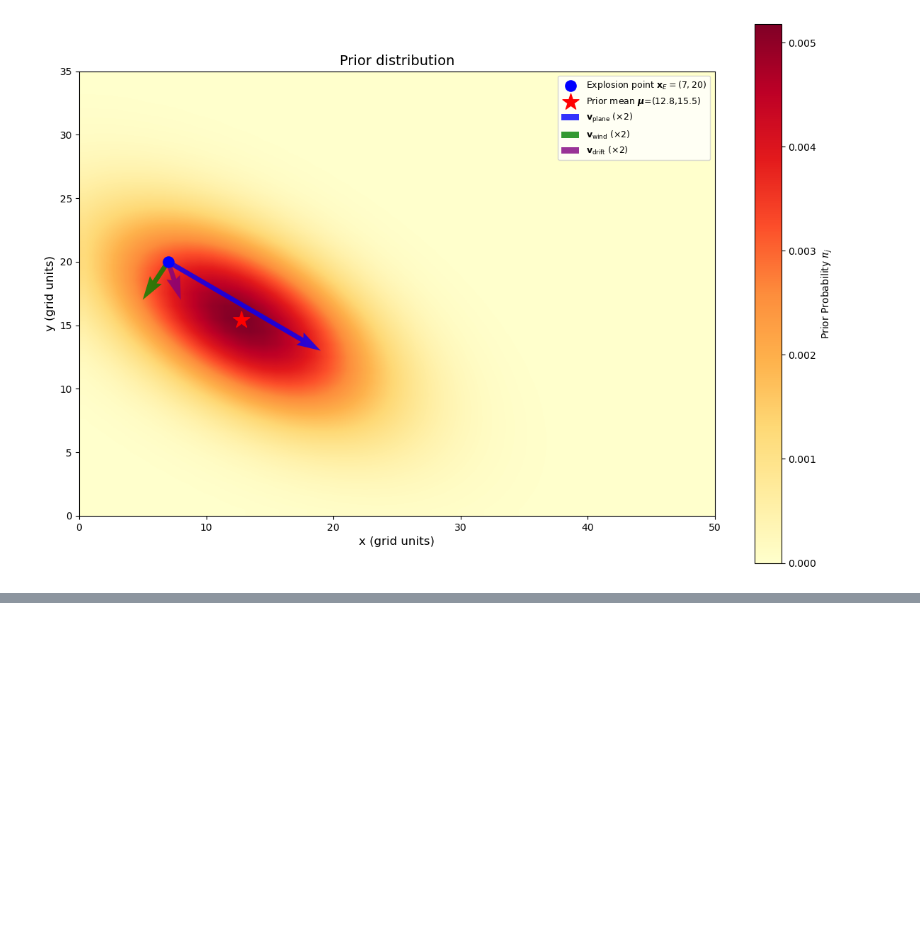
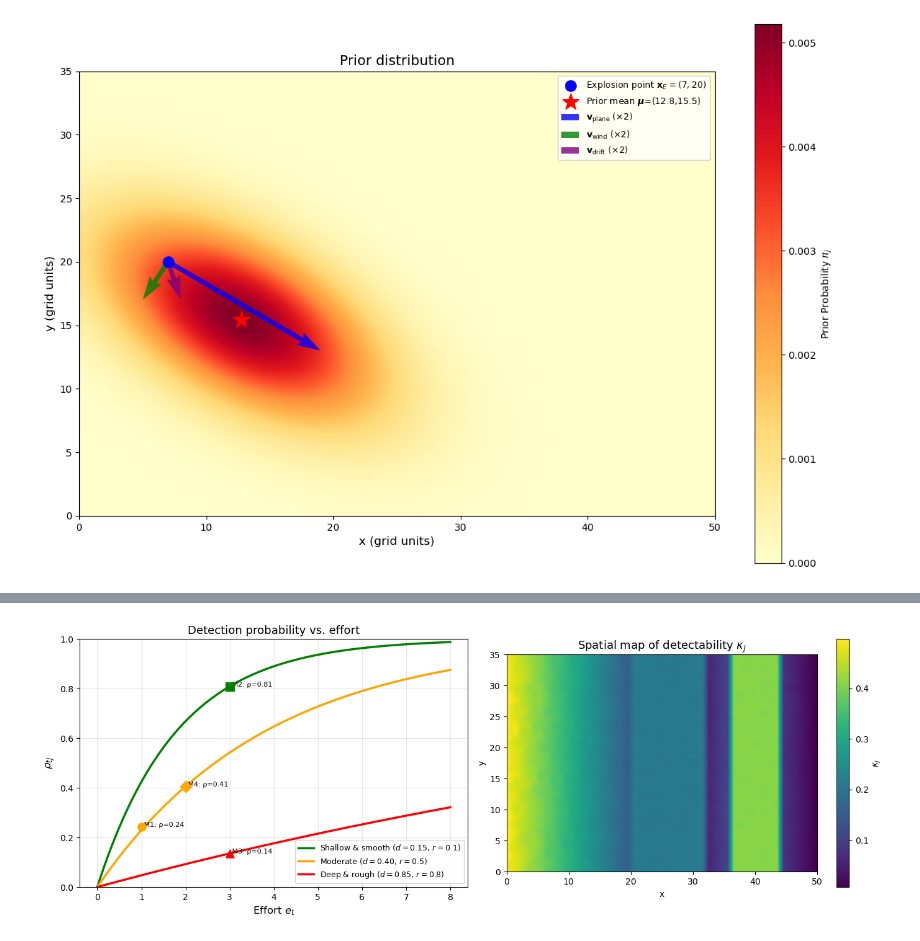
Before and after one commit to ntorqulu/bayesian-statistics, a Jupyter notebook: deliverable_02/TorquetLunaNuria_deliverable2.ipynb, the cells around one changed output, grey strips where cells are left out. Saved outputs shown, nothing was run; the diff lists cells and outputs as text; code cells hidden in the pictures; blank space fills up the shorter version.

```diff
--- a/deliverable_02/TorquetLunaNuria_deliverable2.ipynb
+++ b/deliverable_02/TorquetLunaNuria_deliverable2.ipynb
@@ -300,0 +425,53 @@ Koopman derived this model from
+# %%
+# Define the final model functions using the best parameters
+def kappa(depth, roughness):
+    """Cell-specific detectability coefficient κ_j."""
+    return np.clip(KAPPA0*(1 - ALPHA_D*depth)*(1 - ALPHA_R*roughness), 1e-6, None)
+
+def rho(effort, depth, roughness):
+    """Conditional detection probability rho_tj = 1 - exp(-e * kappa_j)."""
+    return 1.0 - np.exp(-effort * kappa(depth, roughness))
+
+grid_df['kappa'] = kappa(grid_df['depth'].values, grid_df['roughness'].values)
+
+# Visualisation of results
+fig, axes = plt.subplots(1, 2, figsize=(14, 5))
+
+# Left: rho vs effort for three terrain types
+efforts = np.linspace(0, 8, 300)
+terrain = [
+    ('Shallow & smooth ($d=0.15$, $r=0.1$)', 0.15, 0.10, 'green'),
+    ('Moderate ($d=0.40$, $r=0.5$)', 0.40, 0.50, 'orange'),
+    ('Deep & rough ($d=0.85$, $r=0.8$)',  0.85, 0.80, 'red'),
+]
+ax = axes[0]
+for label, d, r, c in terrain:
+    ax.plot(efforts, rho(efforts, d, r), color=c, lw=2.5, label=label)
+# Mark the four mission scenarios
+mission_markers = [
+    ('M1', 1.0, 0.5, 0.30, 'o'), ('M2', 3.0, 0.15, 0.10, 's'),
+    ('M3', 3.0, 0.85, 0.80, '^'), ('M4', 2.0, 0.40, 0.50, 'D'),
+]
+for mname, e, d, r, mk in mission_markers:
+    rv = rho(e, d, r)
+    color = 'green' if d < 0.3 else ('orange' if d < 0.65 else 'red')
+    ax.scatter(e, rv, s=90, marker=mk, color=color, zorder=5)
+    ax.annotate(f' {mname}: ρ={rv:.2f}', (e, rv), fontsize=8)
+ax.set_xlabel('Effort $e_t$', fontsize=12); ax.set_ylabel('$\\rho_{tj}$', fontsize=12)
+ax.set_title('Detection probability vs. effort', fontsize=13)
+ax.legend(fontsize=9); ax.grid(alpha=0.3); ax.set_ylim(0, 1)
+
+# Right: spatial map of kappa_j
+ax2 = axes[1]
+pivot_k = grid_df.pivot(index='y', columns='x', values='kappa')
+im2 = ax2.imshow(pivot_k.values, origin='lower', extent=[0,Nx,0,Ny],
+                  cmap='viridis', aspect='equal', interpolation='bilinear')
+plt.colorbar(im2, ax=ax2, label='$\\kappa_j$')
+ax2.set_title('Spatial map of detectability $\\kappa_j$', fontsize=13)
+ax2.set_xlabel('x'); ax2.set_ylabel('y')
+
+plt.tight_layout()
+plt.savefig('detection_model.png', dpi=150, bbox_inches='tight')
+plt.show()
+# %% [output]
+[figure, added]
```
Also changed, not shown: parts of 3 cells of this notebook, 2 other files.
